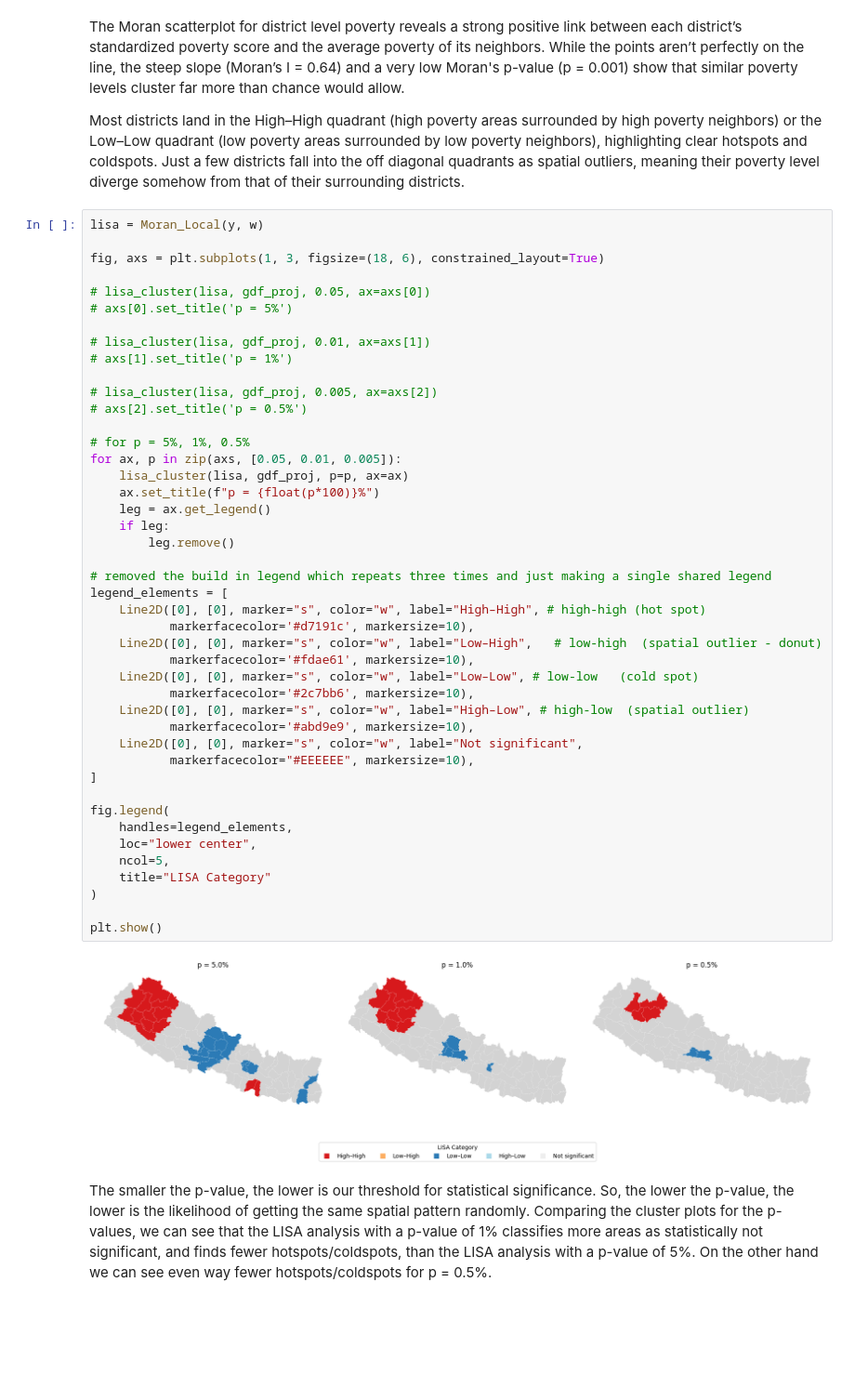
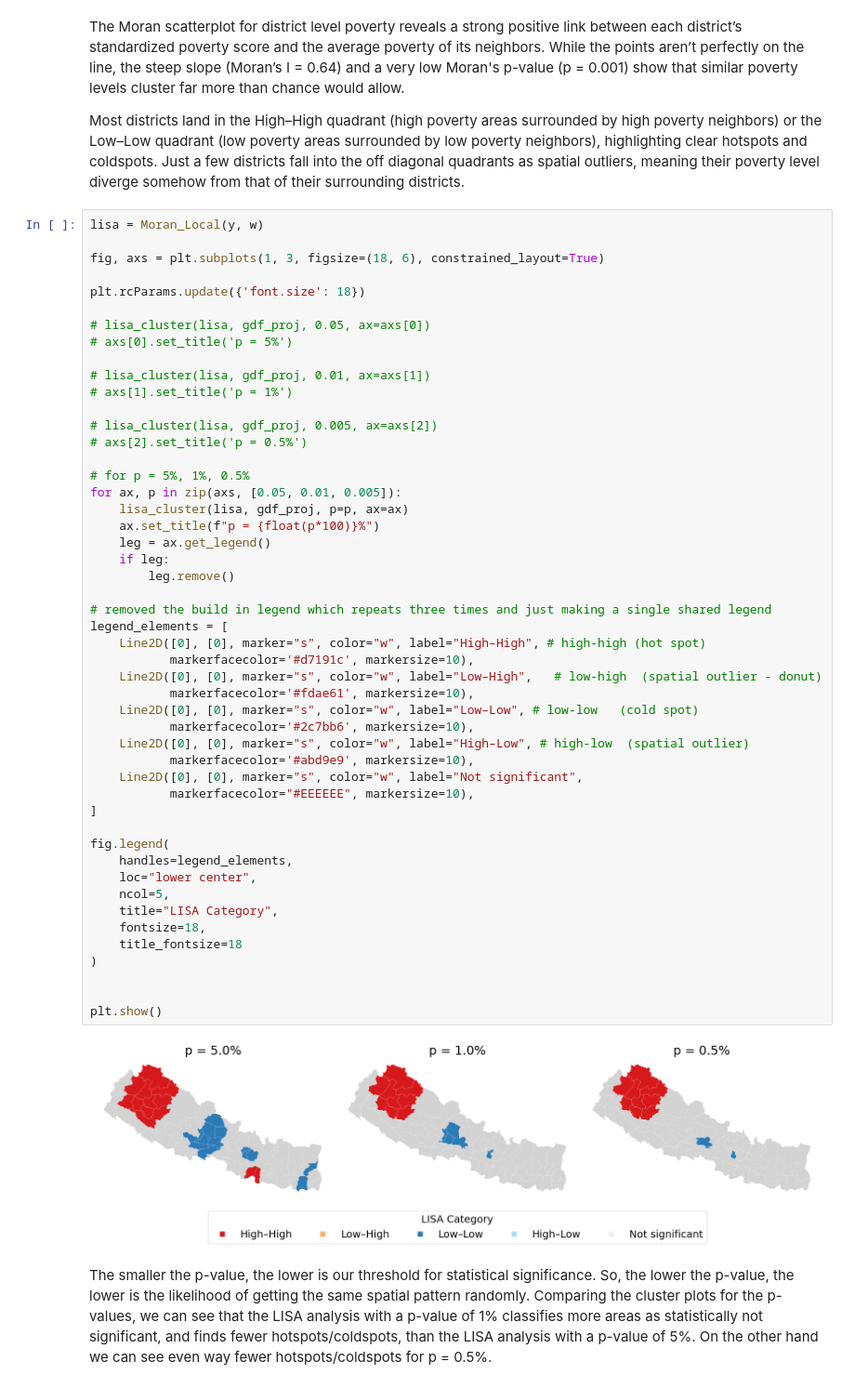
Before and after one commit to veronhoxha/health-poverty-and-education-indicators-for-nepal-districts, a Jupyter notebook: code/notebook.ipynb, the cells around one changed output. Shown at 93% size. Drawn from its saved outputs; the diff is of its cells as text; blank space fills up the shorter version.

Commit message:
plots updated

```diff
--- a/code/notebook.ipynb
+++ b/code/notebook.ipynb
@@ -289,6 +289,8 @@ Most districts land in the High–High quadrant (high poverty areas surrounded b
 lisa = Moran_Local(y, w)
 
 fig, axs = plt.subplots(1, 3, figsize=(18, 6), constrained_layout=True)
+
+plt.rcParams.update({'font.size': 18})
 
 # lisa_cluster(lisa, gdf_proj, 0.05, ax=axs[0])
 # axs[0].set_title('p = 5%')
@@ -302,35 +304,38 @@ fig, axs = plt.subplots(1, 3, figsize=(18, 6), constrained_layout=True)
 # for p = 5%, 1%, 0.5%
 for ax, p in zip(axs, [0.05, 0.01, 0.005]):
     lisa_cluster(lisa, gdf_proj, p=p, ax=ax)
     ax.set_title(f"p = {float(p*100)}%")
     leg = ax.get_legend()
     if leg:
         leg.remove()
 
 # removed the build in legend which repeats three times and just making a single shared legend
 legend_elements = [
     Line2D([0], [0], marker="s", color="w", label="High–High", # high‐high (hot spot)
            markerfacecolor='#d7191c', markersize=10),
     Line2D([0], [0], marker="s", color="w", label="Low–High",   # low‐high  (spatial outlier - donut)
            markerfacecolor='#fdae61', markersize=10),
     Line2D([0], [0], marker="s", color="w", label="Low–Low", # low‐low   (cold spot)
            markerfacecolor='#2c7bb6', markersize=10),
     Line2D([0], [0], marker="s", color="w", label="High–Low", # high‐low  (spatial outlier)
            markerfacecolor='#abd9e9', markersize=10),
     Line2D([0], [0], marker="s", color="w", label="Not significant",
            markerfacecolor="#EEEEEE", markersize=10),
 ]
 
 fig.legend(
     handles=legend_elements,
     loc="lower center",
     ncol=5,
-    title="LISA Category"
+    title="LISA Category",
+    fontsize=18,
+    title_fontsize=18
 )
 
+
 plt.show()
 # %% [output]
-[figure, old version]
+[figure, new version]
 # %% [markdown]
 The smaller the p-value, the lower is our threshold for statistical significance. So, the lower the p-value, the lower is the likelihood of getting the same spatial pattern randomly. Comparing the cluster plots for the p-values, we can see that the LISA analysis with a p-value of 1% classifies more areas as statistically not significant, and finds fewer hotspots/coldspots, than the LISA analysis with a p-value of 5%. On the other hand we can see even way fewer hotspots/coldspots for p = 0.5%.
 # %% [markdown]
```
Also changed, not shown: parts of 2 cells of this notebook.
